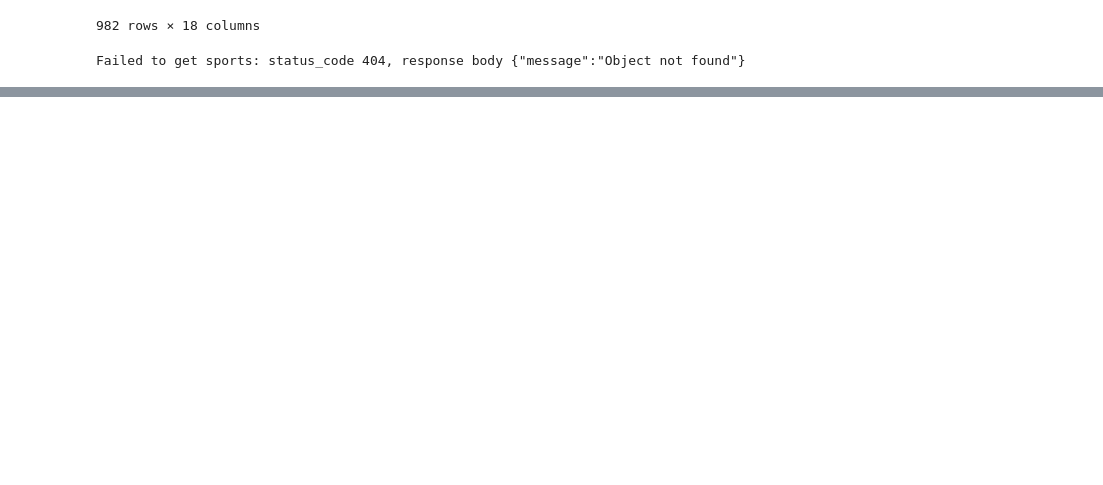
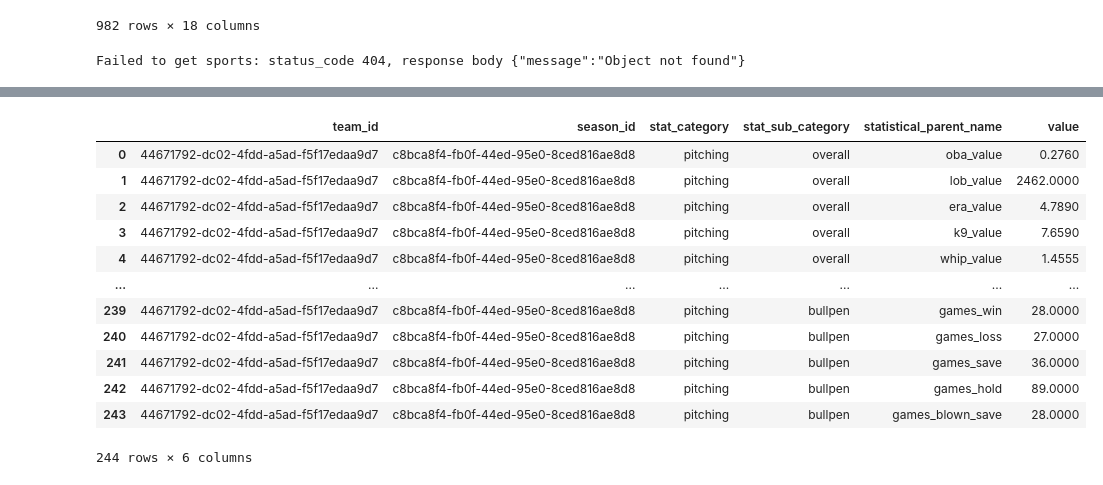
Before and after one commit to beaulieub58/personal_projects, a Jupyter notebook: odds.ipynb, the cells around one changed output, grey strips where cells are left out. Cells and saved outputs as stored; diff of their text form; code cells hidden in the pictures; blank space fills up the shorter version.

```diff
--- a/odds.ipynb
+++ b/odds.ipynb
@@ -353,0 +314,59 @@ get_max_array_values_for_stats(df = team_df_fielding, ls = [])
+# %%
+
+def get_max_array_values_for_stats(df, ls, ls1):
+
+   value_location = df.columns.get_loc('value')
+   columns_to_float = df.columns[value_location:]
+   df[columns_to_float] = df[columns_to_float].astype(float)
+
+   for i in df.values:
+
+
+      try:
+         ls.append(np.nanmax(i[value_location:]))
+
+      except TypeError:
+         print(TypeError)
+
+
+   for df_row_index, rows in df.iterrows():
+
+
+      counter = 0
+
+      for name, value in rows.items():
+
+            if counter >= value_location and not pd.isna(value):
+                #print(name,value)
+                ls1.append(rows['statistical_parent_name']+'_'+name)
+            else:
+                pass
+
+            counter += 1
+
+   df.loc[:,'value'] = ls
+   df.loc[:,'statistical_parent_name'] = ls1
+
+   df = df.iloc[:,:value_location+1]
+
+
+
+   return df
+# %%
+get_max_array_values_for_stats(df = team_df_fielding, ls = [],ls1 = [])
+get_max_array_values_for_stats(df = team_df_hitting, ls = [],ls1 = [])
+get_max_array_values_for_stats(df = team_df_pitching, ls = [],ls1 = [])
+# %% [output]
+|  | team_id | season_id | stat_category | stat_sub_category | statistical_parent_name | value |
+| 0 | 44671792-dc02-4fdd-a5ad-f5f17edaa9d7 | c8bca8f4-fb0f-44ed-95e0-8ced816ae8d8 | pitching | overall | oba_value | 0.2760 |
+| 1 | 44671792-dc02-4fdd-a5ad-f5f17edaa9d7 | c8bca8f4-fb0f-44ed-95e0-8ced816ae8d8 | pitching | overall | lob_value | 2462.0000 |
+| 2 | 44671792-dc02-4fdd-a5ad-f5f17edaa9d7 | c8bca8f4-fb0f-44ed-95e0-8ced816ae8d8 | pitching | overall | era_value | 4.7890 |
+| 3 | 44671792-dc02-4fdd-a5ad-f5f17edaa9d7 | c8bca8f4-fb0f-44ed-95e0-8ced816ae8d8 | pitching | overall | k9_value | 7.6590 |
+| 4 | 44671792-dc02-4fdd-a5ad-f5f17edaa9d7 | c8bca8f4-fb0f-44ed-95e0-8ced816ae8d8 | pitching | overall | whip_value | 1.4555 |
+| ... | ... | ... | ... | ... | ... | ... |
+| 239 | 44671792-dc02-4fdd-a5ad-f5f17edaa9d7 | c8bca8f4-fb0f-44ed-95e0-8ced816ae8d8 | pitching | bullpen | games_win | 28.0000 |
+| 240 | 44671792-dc02-4fdd-a5ad-f5f17edaa9d7 | c8bca8f4-fb0f-44ed-95e0-8ced816ae8d8 | pitching | bullpen | games_loss | 27.0000 |
+| 241 | 44671792-dc02-4fdd-a5ad-f5f17edaa9d7 | c8bca8f4-fb0f-44ed-95e0-8ced816ae8d8 | pitching | bullpen | games_save | 36.0000 |
+| 242 | 44671792-dc02-4fdd-a5ad-f5f17edaa9d7 | c8bca8f4-fb0f-44ed-95e0-8ced816ae8d8 | pitching | bullpen | games_hold | 89.0000 |
+| 243 | 44671792-dc02-4fdd-a5ad-f5f17edaa9d7 | c8bca8f4-fb0f-44ed-95e0-8ced816ae8d8 | pitching | bullpen | games_blown_save | 28.0000 |
+244 rows × 6 columns
```
Also changed, not shown: parts of 2 cells of this notebook.
